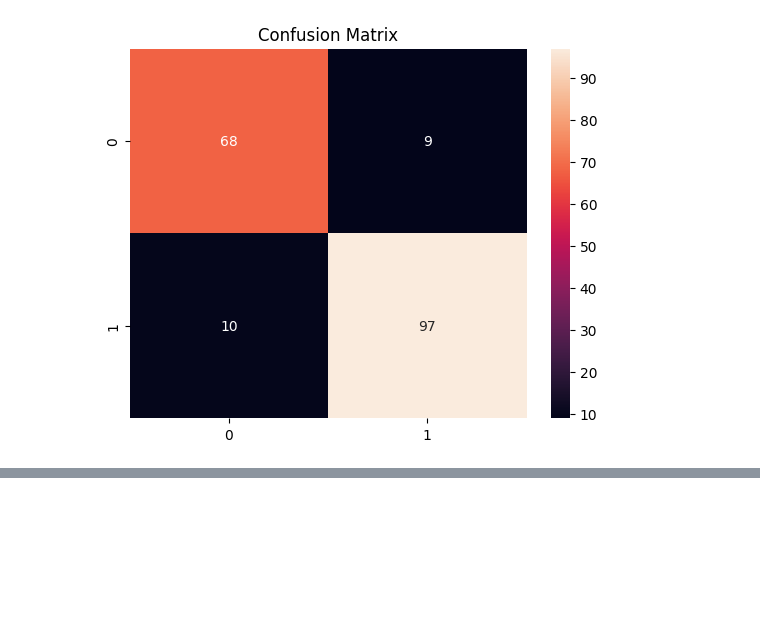
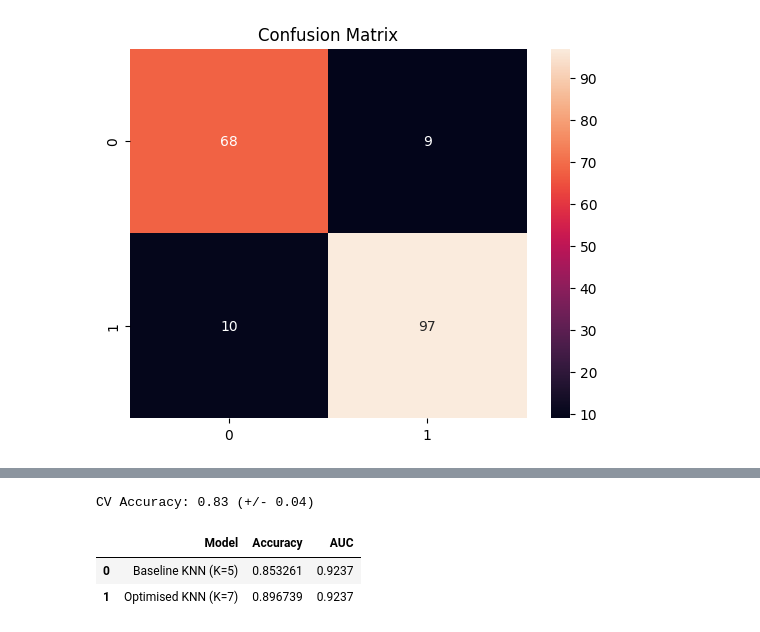
Before and after one commit to ChamodJ/heart-failure-ml-classification, a Jupyter notebook: KNN/heart-failure-classification-knn.ipynb, the cells around one changed output, grey strips where cells are left out. Cells and saved outputs as stored; diff of their text form; code cells hidden in the pictures; blank space fills up the shorter version.

```diff
--- a/KNN/heart-failure-classification-knn.ipynb
+++ b/KNN/heart-failure-classification-knn.ipynb
@@ -172,0 +224,20 @@ report_df.to_csv("../../classification_report.csv")
+# %%
+pipe = Pipeline([
+    ('scaler', StandardScaler()),
+    ('knn', KNeighborsClassifier(n_neighbors=best_k))
+])
+cv_scores = cross_val_score(pipe, X, y, cv=5)
+print("CV Accuracy: %.2f (+/- %.2f)" % (cv_scores.mean(), cv_scores.std()))
+# %% [output]
+CV Accuracy: 0.83 (+/- 0.04)
+# %%
+results_comparison = pd.DataFrame({
+    "Model": ["Baseline KNN (K=5)", "Optimised KNN (K=7)"],
+    "Accuracy": [baseline_accuracy, accuracy],
+    "AUC": [f"{auc_base:.4f}", f"{auc:.4f}"]
+})
+results_comparison
+# %% [output]
+|  | Model | Accuracy | AUC |
+| 0 | Baseline KNN (K=5) | 0.853261 | 0.9237 |
+| 1 | Optimised KNN (K=7) | 0.896739 | 0.9237 |
```
Also changed, not shown: parts of 5 cells of this notebook.
